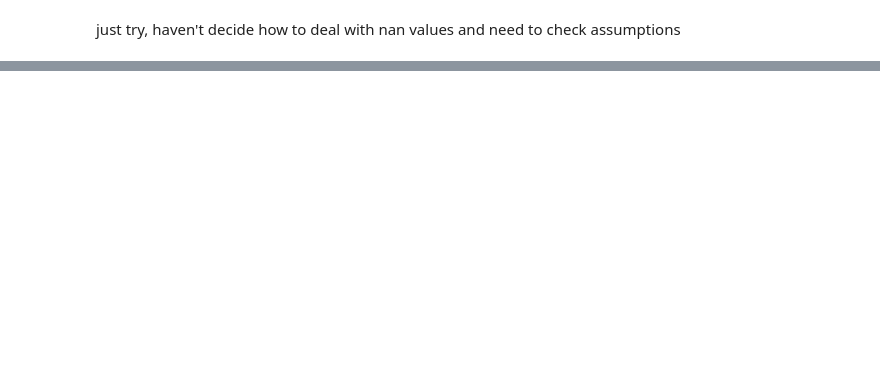
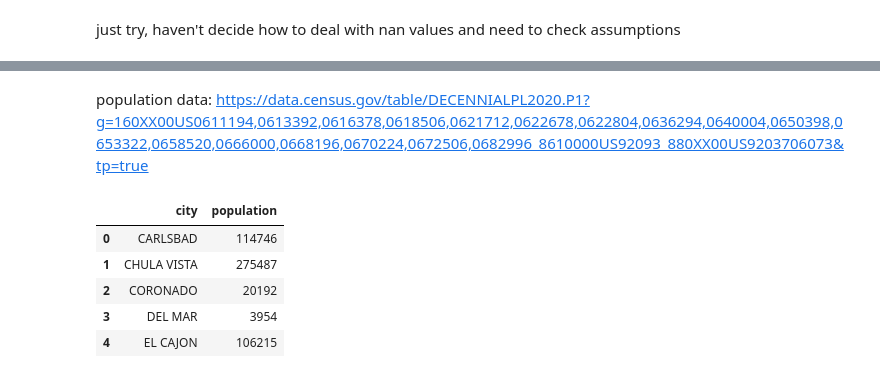
Before and after one commit to KellyyyGSY/poli170a_proj, a Jupyter notebook: POLI170A.ipynb, the cells around one changed output, grey strips where cells are left out. Drawn from its saved outputs; the diff is of its cells as text; code cells hidden in the pictures; blank space fills up the shorter version.

```diff
--- a/POLI170A.ipynb
+++ b/POLI170A.ipynb
@@ -361,0 +372,38 @@ plt.show()
+# %%
+cities = [
+    'CARLSBAD',
+    'CHULA VISTA',
+    'CORONADO',
+    'DEL MAR',
+    'EL CAJON',
+    'ENCINITAS',
+    'ESCONDIDO',
+    'IMPERIAL BEACH',
+#     'LA JOLLA',
+    'LA MESA',
+    'NATIONAL CITY',
+    'OCEANSIDE',
+    'POWAY',
+    'SAN DIEGO',
+    'SAN MARCOS',
+    'SANTEE',
+    'SOLANA BEACH',
+    'VISTA'
+]
+# %% [markdown]
+population data: https://data.census.gov/table/DECENNIALPL2020.P1?g=160XX00US0611194,0613392,0616378,0618506,0621712,0622678,0622804,0636294,0640004,0650398,0653322,0658520,0666000,0668196,0670224,0672506,0682996_8610000US92093_880XX00US9203706073&tp=true
+# %%
+pop = pd.read_csv("population.csv")
+population = pop.dropna().reset_index(drop=True)
+population['Total:'] = population['Total:'].str.replace(',', '').astype(int)
+population.rename(columns={'Label (Grouping)': 'city', 'Total:': 'population'}, inplace=True)
+population['city'] = cities
+
+population.head()
+# %% [output]
+|  | city | population |
+| 0 | CARLSBAD | 114746 |
+| 1 | CHULA VISTA | 275487 |
+| 2 | CORONADO | 20192 |
+| 3 | DEL MAR | 3954 |
+| 4 | EL CAJON | 106215 |
```
Also changed, not shown: parts of 14 cells of this notebook, 1 other file.
